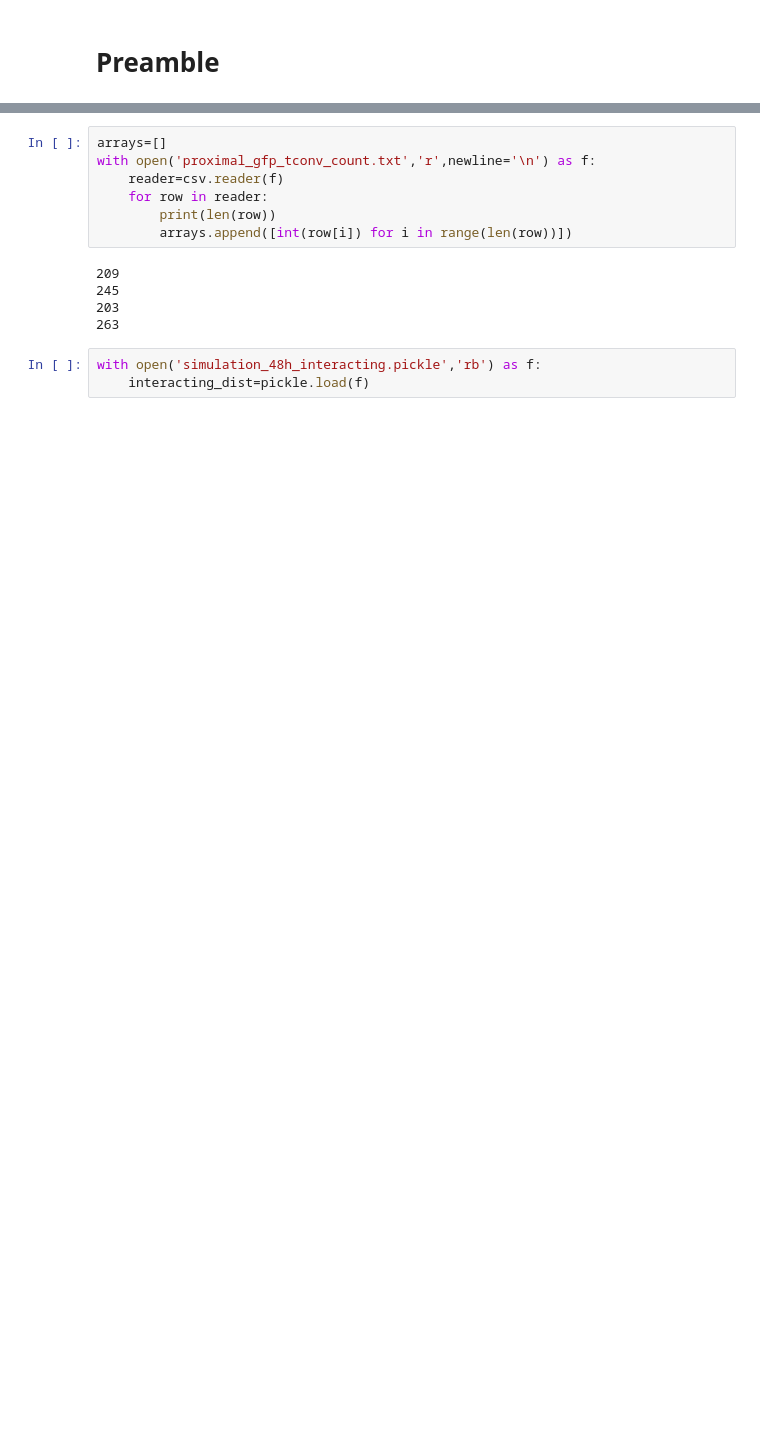
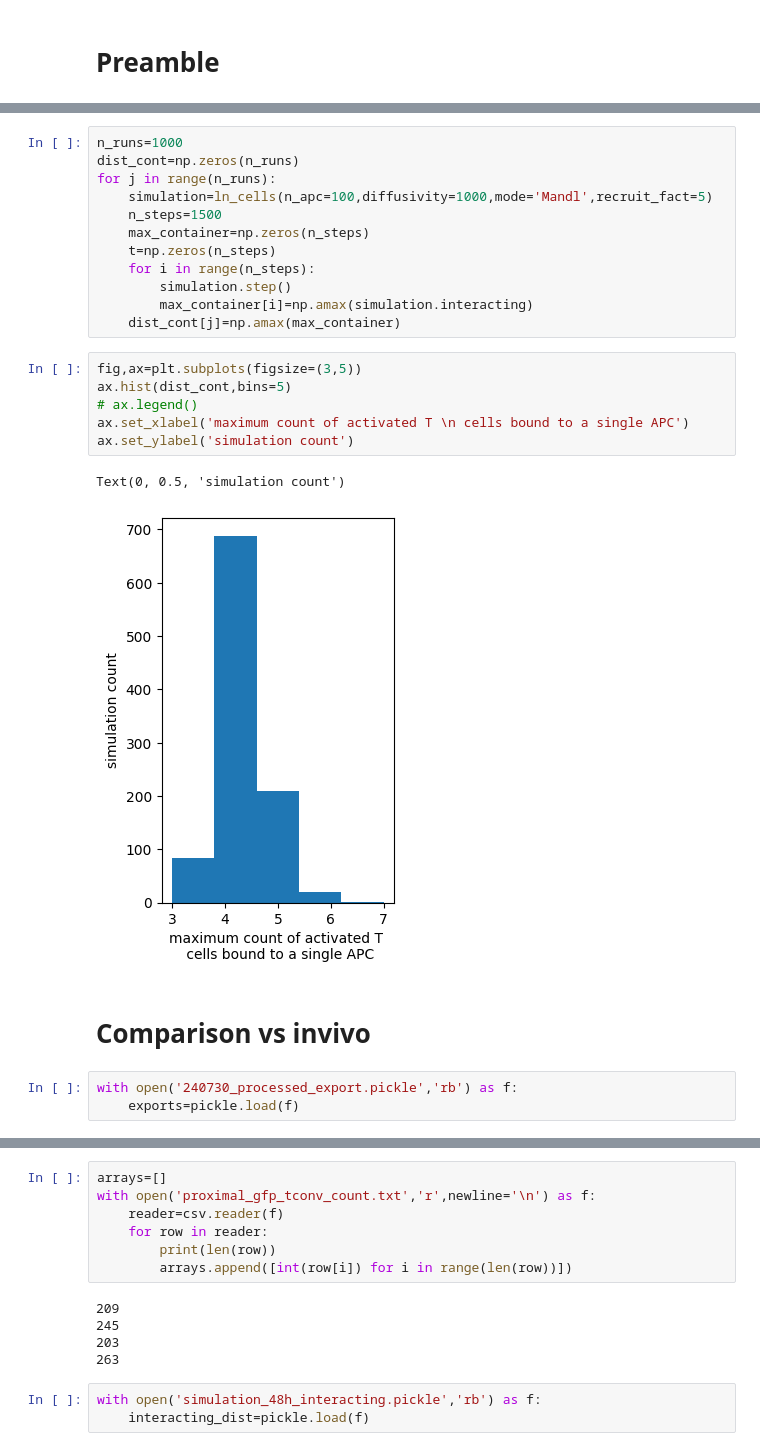
Before and after one commit to ericgai/ln_dynamics_simulation, a Jupyter notebook: analysis.ipynb, the cells around one changed output, grey strips where cells are left out. Drawn from its saved outputs; the diff is of its cells as text; blank space fills up the shorter version.

```diff
--- a/analysis.ipynb
+++ b/analysis.ipynb
@@ -7,0 +184,26 @@ import pickle
+# %%
+n_runs=1000
+dist_cont=np.zeros(n_runs)
+for j in range(n_runs):
+    simulation=ln_cells(n_apc=100,diffusivity=1000,mode='Mandl',recruit_fact=5)
+    n_steps=1500
+    max_container=np.zeros(n_steps)
+    t=np.zeros(n_steps)
+    for i in range(n_steps):
+        simulation.step()
+        max_container[i]=np.amax(simulation.interacting)
+    dist_cont[j]=np.amax(max_container)
+# %%
+fig,ax=plt.subplots(figsize=(3,5))
+ax.hist(dist_cont,bins=5)
+# ax.legend()
+ax.set_xlabel('maximum count of activated T \n cells bound to a single APC')
+ax.set_ylabel('simulation count')
+# %% [output]
+Text(0, 0.5, 'simulation count')
+[figure, added]
+# %% [markdown]
+# Comparison vs invivo
+# %%
+with open('240730_processed_export.pickle','rb') as f:
+    exports=pickle.load(f)
```
Also changed, not shown: parts of 50 cells of this notebook, 6 other files.
